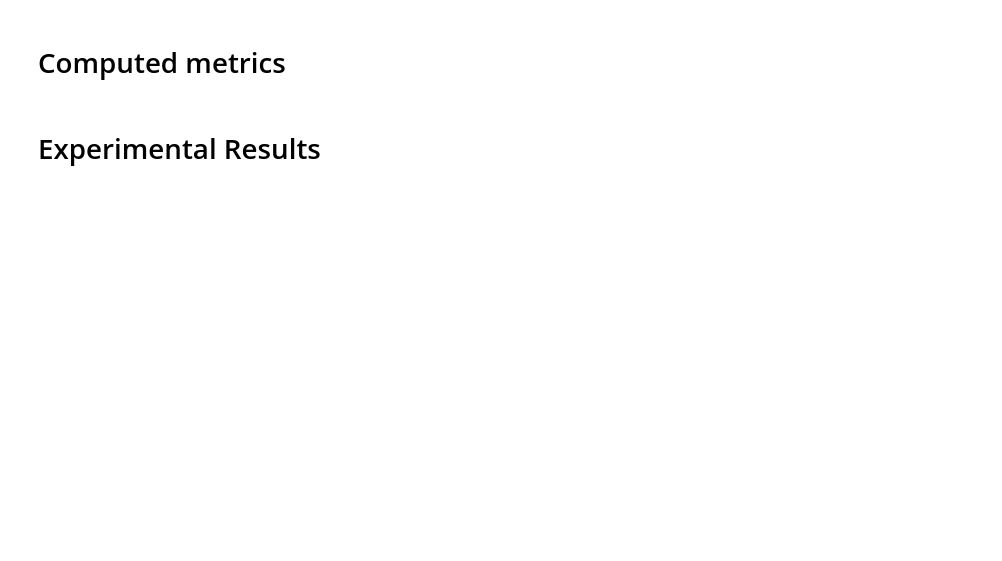
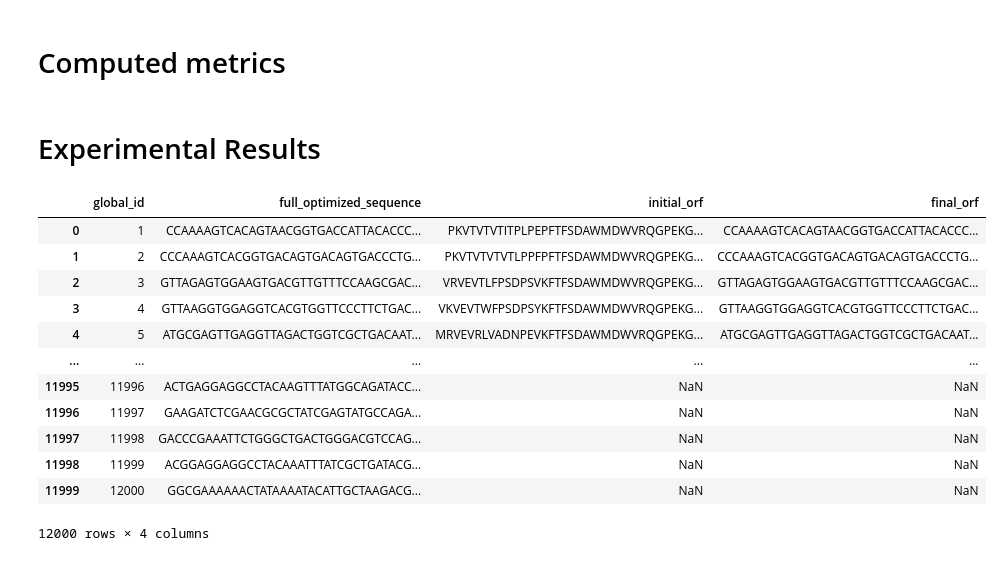
Before and after one commit to kosonocky/bits-to-binders, a Jupyter notebook: scripts/merge_all_data.ipynb, the cells around one changed output. Cells and saved outputs as stored; diff of their text form; code cells hidden in the pictures; blank space fills up the shorter version.

```diff
--- a/scripts/merge_all_data.ipynb
+++ b/scripts/merge_all_data.ipynb
@@ -115,6 +114,25 @@ df["global_id"] = df["global_id"].astype(int)
 # prepend with leah_12k_ to all columns except global_id
 df = df.rename(columns={col: f"leah_12k_{col}" if col != "global_id" else col for col in df.columns})
 results_df = results_df.merge(df, on="global_id", how="left")
+# %%
+# NOTE: Good!
+df = pd.read_csv("../data/good/leah_12k_dna.csv")
+df["global_id"] = df["global_id"].astype(int)
+results_df = results_df.merge(df, on="global_id", how="left")
+# %% [output]
+|  | global_id | full_optimized_sequence | initial_orf | final_orf |
+| 0 | 1 | CCAAAAGTCACAGTAACGGTGACCATTACACCC... | PKVTVTVTITPLPEPFTFSDAWMDWVRQGPEKG... | CCAAAAGTCACAGTAACGGTGACCATTACACCC... |
+| 1 | 2 | CCCAAAGTCACGGTGACAGTGACAGTGACCCTG... | PKVTVTVTVTLPPFPFTFSDAWMDWVRQGPEKG... | CCCAAAGTCACGGTGACAGTGACAGTGACCCTG... |
+| 2 | 3 | GTTAGAGTGGAAGTGACGTTGTTTCCAAGCGAC... | VRVEVTLFPSDPSVKFTFSDAWMDWVRQGPEKG... | GTTAGAGTGGAAGTGACGTTGTTTCCAAGCGAC... |
+| 3 | 4 | GTTAAGGTGGAGGTCACGTGGTTCCCTTCTGAC... | VKVEVTWFPSDPSYKFTFSDAWMDWVRQGPEKG... | GTTAAGGTGGAGGTCACGTGGTTCCCTTCTGAC... |
+| 4 | 5 | ATGCGAGTTGAGGTTAGACTGGTCGCTGACAAT... | MRVEVRLVADNPEVKFTFSDAWMDWVRQGPEKG... | ATGCGAGTTGAGGTTAGACTGGTCGCTGACAAT... |
+| ... | ... | ... | ... | ... |
+| 11995 | 11996 | ACTGAGGAGGCCTACAAGTTTATGGCAGATACC... | NaN | NaN |
+| 11996 | 11997 | GAAGATCTCGAACGCGCTATCGAGTATGCCAGA... | NaN | NaN |
+| 11997 | 11998 | GACCCGAAATTCTGGGCTGACTGGGACGTCCAG... | NaN | NaN |
+| 11998 | 11999 | ACGGAGGAGGCCTACAAATTTATCGCTGATACG... | NaN | NaN |
+| 11999 | 12000 | GGCGAAAAAACTATAAAATACATTGCTAAGACG... | NaN | NaN |
+12000 rows × 4 columns
 # %%
 # NOTE: Good!
 df = pd.read_csv("../data/good/leah_12k_edgeR_statistics.csv")
```
Also changed, not shown: parts of 6 cells of this notebook, 2 other files.
